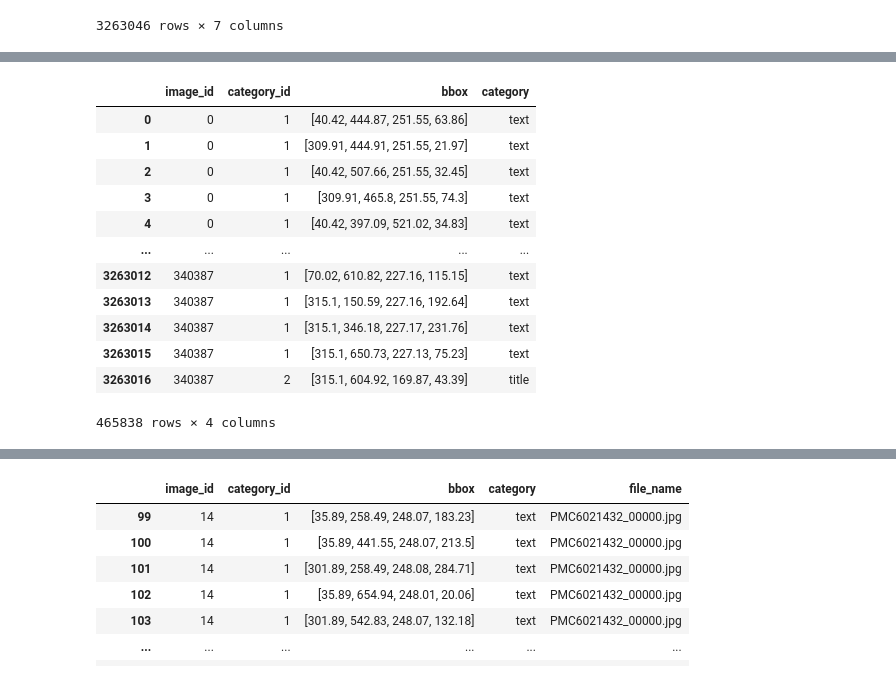
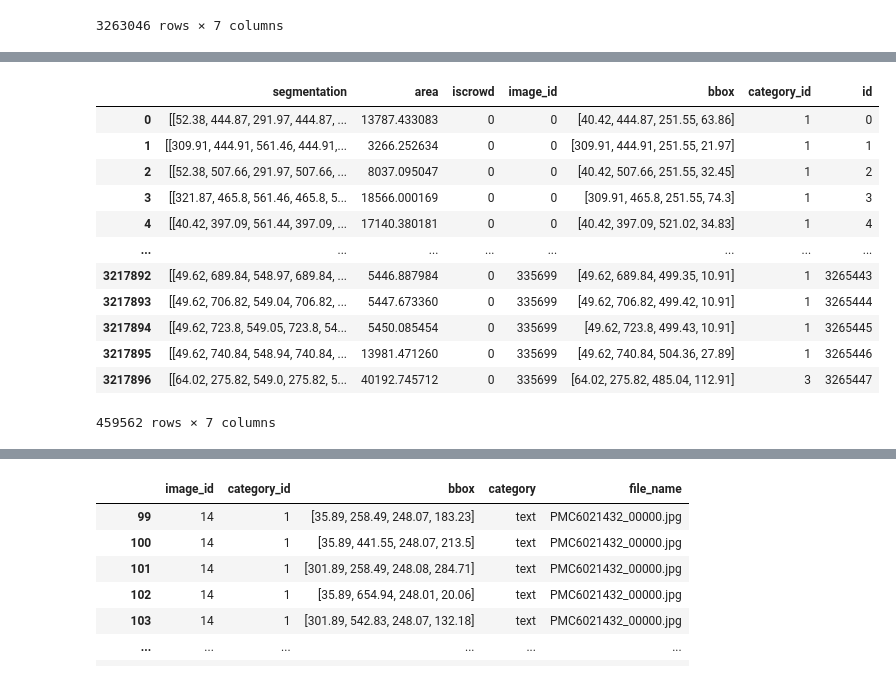
Before and after one commit to NilBiescas/Project_Synthesis2-, a Jupyter notebook: Code/Synthetic_DS/Test_SDS.ipynb, the cells around one changed output, grey strips where cells are left out. Cells and saved outputs as stored; diff of their text form; code cells hidden in the pictures.

Commit message:
updated publaynet partitions and notebook of creating syntethic dataset

```diff
--- a/Code/Synthetic_DS/Test_SDS.ipynb
+++ b/Code/Synthetic_DS/Test_SDS.ipynb
@@ -3,7 +3,7 @@ This notebook was used to create train, val and test sets from publaynet that do
 # %%
 import json
 
-with open('C:/Users/Maria/OneDrive - UAB/Documentos/3r de IA/Synthesis project II/Code/Layout_Analysis/Publaynet/train.json') as f:
+with open('C:/Users/Maria/OneDrive - UAB/Documentos/3r de IA/Synthesis project II/Github/Project_Synthesis2-/Datasets/Publaynet/train.json') as f:
     data = json.load(f)
 
 data
@@ -65,7 +65,7 @@ images2
 335703 rows × 1 columns
 # %%
 import os
-imagesDownloaded = os.listdir('C:/Users/Maria/OneDrive - UAB/Documentos/3r de IA/Synthesis project II/Code/Layout_Analysis/Publaynet/train')
+imagesDownloaded = os.listdir('C:/Users/Maria/OneDrive - UAB/Documentos/3r de IA/Synthesis project II/Github/Project_Synthesis2-/Datasets/Publaynet/train')
 imagesDownloaded
 # %% [output]
 ['PMC1064093_00000.jpg',
@@ -86,6 +86,6 @@ imagesDownloaded
  'PMC2562023_00001.jpg',
  ...]
 # %%
-common = images2[images2['file_name'].isin(imagesDownloaded)]
+common = images[images['file_name'].isin(imagesDownloaded)]
 common
 # %% [output]
@@ -106,6 +105,6 @@ common
 # %%
-df = pd.DataFrame(data["annotations"])
-df
+annotations = pd.DataFrame(data["annotations"])
+annotations
 # %% [output]
 |  | segmentation | area | iscrowd | image_id | bbox | category_id | id |
 | 0 | [[52.38, 444.87, 291.97, 444.87, ... | 13787.433083 | 0 | 0 | [40.42, 444.87, 251.55, 63.86] | 1 | 0 |
@@ -140,21 +125,21 @@ df2
 # %%
 # keep the rows from df2 where the image_id is in common
-df3 = df2[df2['image_id'].isin(common.index)]
-df3
+annotations_common = annotations[annotations['image_id'].isin(common.index)]
+annotations_common
 # %% [output]
-|  | image_id | category_id | bbox | category |
-| 0 | 0 | 1 | [40.42, 444.87, 251.55, 63.86] | text |
-| 1 | 0 | 1 | [309.91, 444.91, 251.55, 21.97] | text |
-| 2 | 0 | 1 | [40.42, 507.66, 251.55, 32.45] | text |
-| 3 | 0 | 1 | [309.91, 465.8, 251.55, 74.3] | text |
-| 4 | 0 | 1 | [40.42, 397.09, 521.02, 34.83] | text |
-| ... | ... | ... | ... | ... |
-| 3263012 | 340387 | 1 | [70.02, 610.82, 227.16, 115.15] | text |
-| 3263013 | 340387 | 1 | [315.1, 150.59, 227.16, 192.64] | text |
-| 3263014 | 340387 | 1 | [315.1, 346.18, 227.17, 231.76] | text |
-| 3263015 | 340387 | 1 | [315.1, 650.73, 227.13, 75.23] | text |
-| 3263016 | 340387 | 2 | [315.1, 604.92, 169.87, 43.39] | title |
+|  | segmentation | area | iscrowd | image_id | bbox | category_id | id |
+| 0 | [[52.38, 444.87, 291.97, 444.87, ... | 13787.433083 | 0 | 0 | [40.42, 444.87, 251.55, 63.86] | 1 | 0 |
+| 1 | [[309.91, 444.91, 561.46, 444.91,... | 3266.252634 | 0 | 0 | [309.91, 444.91, 251.55, 21.97] | 1 | 1 |
+| 2 | [[52.38, 507.66, 291.97, 507.66, ... | 8037.095047 | 0 | 0 | [40.42, 507.66, 251.55, 32.45] | 1 | 2 |
+| 3 | [[321.87, 465.8, 561.46, 465.8, 5... | 18566.000169 | 0 | 0 | [309.91, 465.8, 251.55, 74.3] | 1 | 3 |
+| 4 | [[40.42, 397.09, 561.44, 397.09, ... | 17140.380181 | 0 | 0 | [40.42, 397.09, 521.02, 34.83] | 1 | 4 |
+| ... | ... | ... | ... | ... | ... | ... | ... |
+| 3217892 | [[49.62, 689.84, 548.97, 689.84, ... | 5446.887984 | 0 | 335699 | [49.62, 689.84, 499.35, 10.91] | 1 | 3265443 |
+| 3217893 | [[49.62, 706.82, 549.04, 706.82, ... | 5447.673360 | 0 | 335699 | [49.62, 706.82, 499.42, 10.91] | 1 | 3265444 |
+| 3217894 | [[49.62, 723.8, 549.05, 723.8, 54... | 5450.085454 | 0 | 335699 | [49.62, 723.8, 499.43, 10.91] | 1 | 3265445 |
+| 3217895 | [[49.62, 740.84, 548.94, 740.84, ... | 13981.471260 | 0 | 335699 | [49.62, 740.84, 504.36, 27.89] | 1 | 3265446 |
+| 3217896 | [[64.02, 275.82, 549.0, 275.82, 5... | 40192.745712 | 0 | 335699 | [64.02, 275.82, 485.04, 112.91] | 3 | 3265447 |
-465838 rows × 4 columns
+459562 rows × 7 columns
 # %%
 labels = ["text","title","list","table","figure"]
 
```
Also changed, not shown: parts of 9 cells of this notebook, 3 other files.
